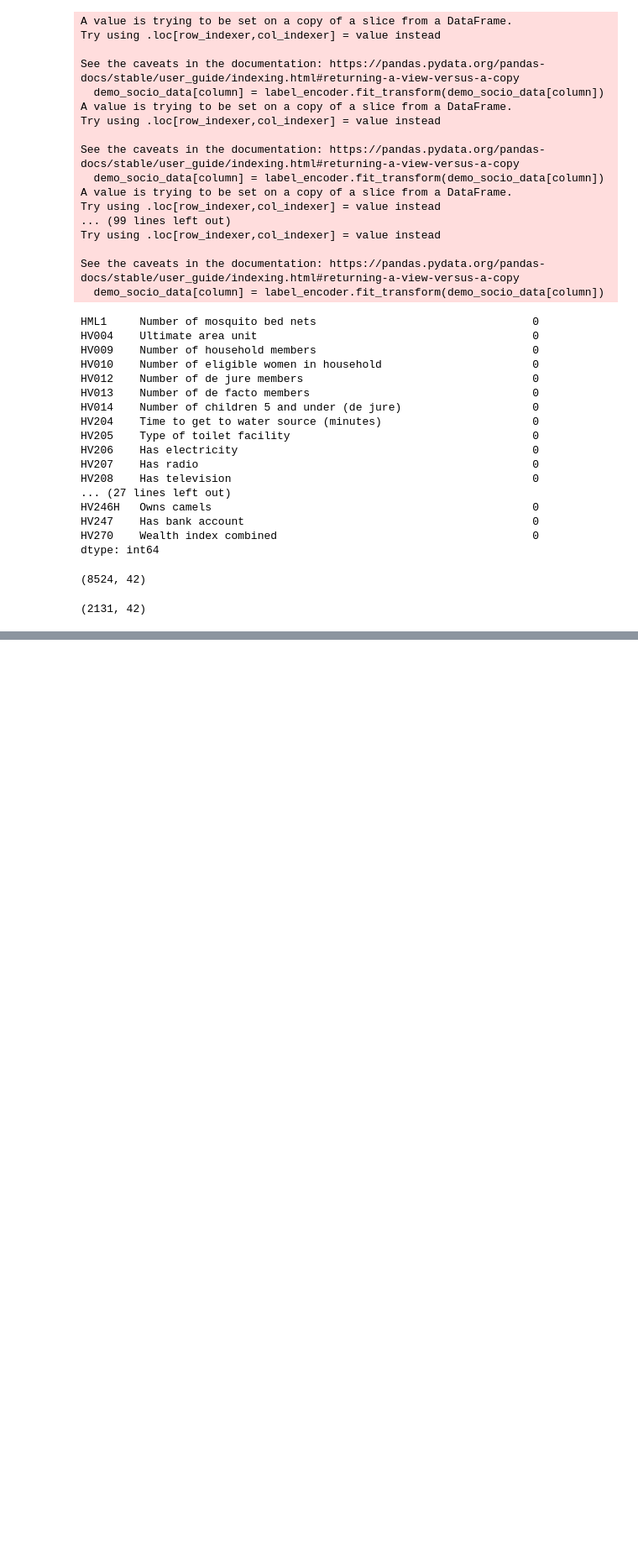
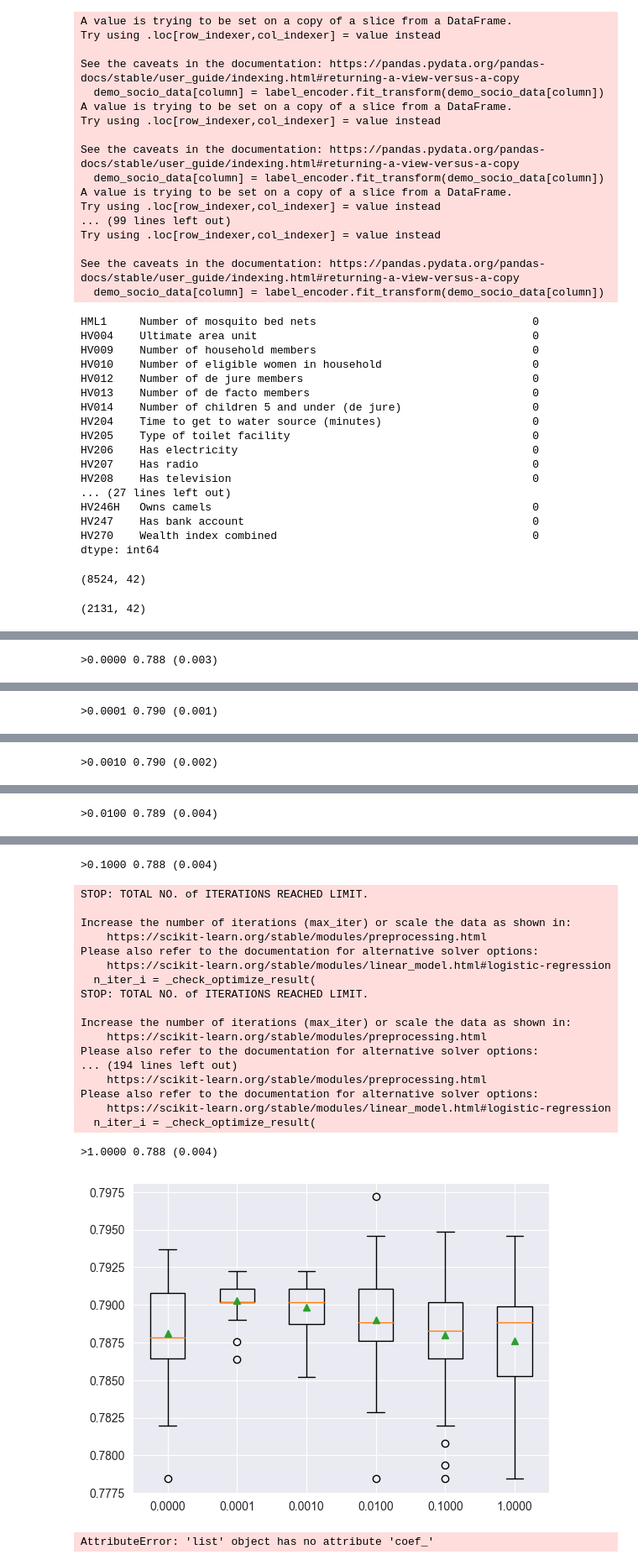
Before and after one commit to fayisode/nigeria_malaria_demographic_2022, a Jupyter notebook: modelling/multinomial_logistic_regression.ipynb, the cells around one changed output, grey strips where cells are left out. Shown at 84% size. Cells and saved outputs as stored; diff of their text form; code cells hidden in the pictures; blank space fills up the shorter version.

```diff
--- a/modelling/multinomial_logistic_regression.ipynb
+++ b/modelling/multinomial_logistic_regression.ipynb
@@ -139,7 +139,7 @@ classifiers = {
                                             max_iter=10000),
     'Linear SVC': SVC(kernel='linear', C=C, probability=True,
                       random_state=0),
-    'GPC': GaussianProcessClassifier(kernel)
+    # 'GPC': GaussianProcessClassifier(kernel)
 }
 # %%
 X_train.shape
@@ -197,0 +166,44 @@ ValueError: Anisotropic kernel must have the same number of dimensions as data (
+# %%
+from matplotlib import pyplot
+from sklearn.model_selection import RepeatedStratifiedKFold, cross_val_score
+from numpy import mean
+from numpy import std
+
+# get a list of models to evaluate
+def get_models():
+	_models = dict()
+	for p in [0.0, 0.0001, 0.001, 0.01, 0.1, 1.0]:
+		# create name for model
+		key = '%.4f' % p
+		# turn off penalty in some cases
+		if p == 0.0:
+			# no penalty in this case
+			_models[key] = LogisticRegression(multi_class='multinomial', solver='lbfgs', penalty='none')
+		else:
+			_models[key] = LogisticRegression(multi_class='multinomial', solver='lbfgs', penalty='l2', C=p)
+	return _models
+
+# evaluate a give model using cross-validation
+def evaluate_model(_model, X, y):
+	# define the evaluation procedure
+	cv = RepeatedStratifiedKFold(n_splits=10, n_repeats=3, random_state=1)
+	# evaluate the model
+	scores = cross_val_score(_model, X, y, scoring='accuracy', cv=cv, n_jobs=-1)
+	return scores
+
+# get the models to evaluate
+models = get_models()
+# evaluate the models and store results
+results, names = list(), list()
+for name, model in models.items():
+	# evaluate the model and collect the scores
+	scores = evaluate_model(model, X_train, y_train)
+	# store the results
+	results.append(scores)
+	names.append(name)
+	# summarize progress along the way
+	print('>%s %.3f (%.3f)' % (name, mean(scores), std(scores)))
+# plot model performance for comparison
+pyplot.boxplot(results, labels=names, showmeans=True)
+pyplot.show();
+# %% [output]
@@ -197,0 +227 @@ ValueError: Anisotropic kernel must have the same number of dimensions as data (
+>0.0000 0.788 (0.003)
@@ -197,0 +245 @@ ValueError: Anisotropic kernel must have the same number of dimensions as data (
+>0.0001 0.790 (0.001)
@@ -197,0 +263 @@ ValueError: Anisotropic kernel must have the same number of dimensions as data (
+>0.0010 0.790 (0.002)
@@ -197,0 +281 @@ ValueError: Anisotropic kernel must have the same number of dimensions as data (
+>0.0100 0.789 (0.004)
@@ -197,0 +299,25 @@ ValueError: Anisotropic kernel must have the same number of dimensions as data (
+>0.1000 0.788 (0.004)
+STOP: TOTAL NO. of ITERATIONS REACHED LIMIT.
+
+Increase the number of iterations (max_iter) or scale the data as shown in:
+    https://scikit-learn.org/stable/modules/preprocessing.html
+Please also refer to the documentation for alternative solver options:
+    https://scikit-learn.org/stable/modules/linear_model.html#logistic-regression
+  n_iter_i = _check_optimize_result(
+STOP: TOTAL NO. of ITERATIONS REACHED LIMIT.
+
+Increase the number of iterations (max_iter) or scale the data as shown in:
+    https://scikit-learn.org/stable/modules/preprocessing.html
+Please also refer to the documentation for alternative solver options:
+... (194 lines left out)
+    https://scikit-learn.org/stable/modules/preprocessing.html
+Please also refer to the documentation for alternative solver options:
+    https://scikit-learn.org/stable/modules/linear_model.html#logistic-regression
+  n_iter_i = _check_optimize_result(
+>1.0000 0.788 (0.004)
+[figure, added]
+# %%
+print(results.intercept_)
+print(results.coef_)
+# %% [output]
+AttributeError: 'list' object has no attribute 'coef_'
```
Also changed, not shown: parts of 2 cells of this notebook, 2 other files.
